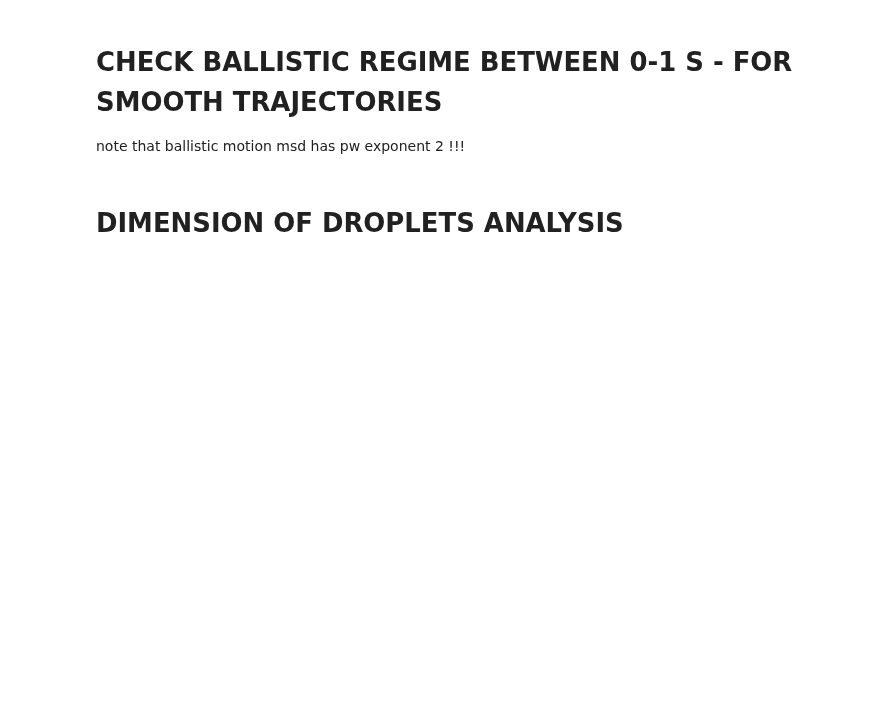
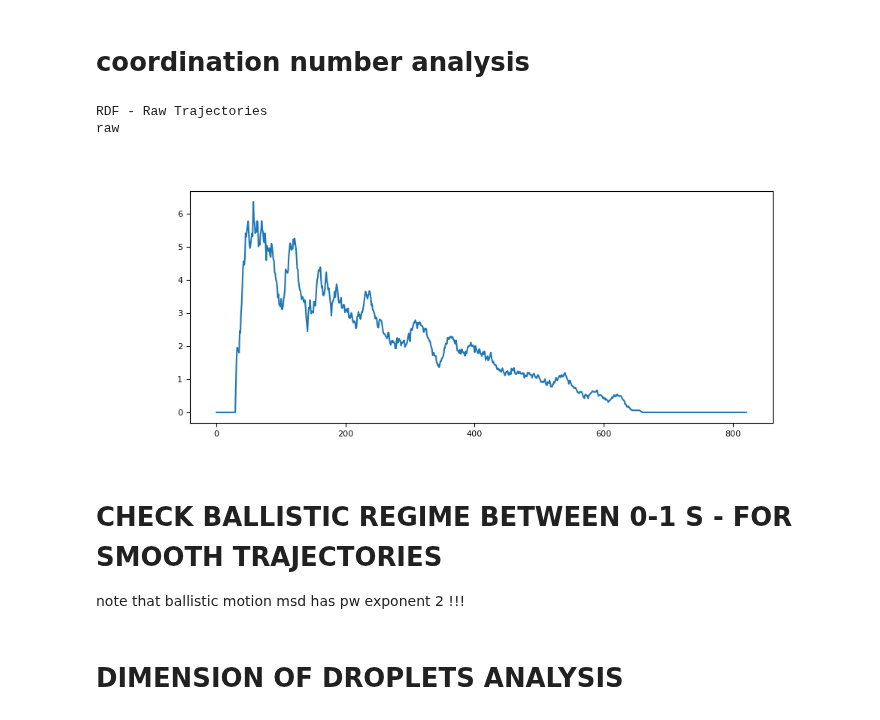
Before and after one commit to skandiz/MasterThesis, a Jupyter notebook: analysis/dev.ipynb, the cells around one changed output. Cells and saved outputs as stored; diff of their text form; code cells hidden in the pictures; blank space fills up the shorter version.

```diff
--- a/analysis/dev.ipynb
+++ b/analysis/dev.ipynb
@@ -77,0 +218,9 @@ number of steps: 288
+# %%
+if 1:
+    community_sizes = []
+    for frame in tqdm(clustered_trajs.frame.unique()):
+        df = clustered_trajs.loc[clustered_trajs.frame == frame]
+        community_sizes.append(np.mean(df.groupby("cluster_id").size().values))
+fig, ax = plt.subplots(figsize=(10, 4))
+ax.plot(community_sizes)
+plt.show()
@@ -77,0 +279,21 @@ number of steps: 288
+# %%
+# clusters cm position per frame
+cluster_centroids = np.zeros((n_fames, 50, 2))
+for frame in tqdm(clustered_df2.frame.unique()):
+    df = clustered_df2.loc[clustered_df2.frame == frame]
+    for cluster_id in df.cluster_id.unique():
+        df_cluster = df.loc[df.cluster_id == cluster_id]
+        cluster_centroids[frame, cluster_id] = np.mean(df_cluster[['x', 'y']].values, axis=0)
+cluster_centroids_r = np.linalg.norm(cluster_centroids, axis=2)
+fig, ax = plt.subplots(figsize=(10, 4))
+ax.plot(cluster_centroids_r)
+plt.show()
+# %%
+community_sizes2 = []
+for frame in tqdm(clustered_df2.frame.unique()):
+    df = clustered_df2.loc[clustered_df2.frame == frame]
+    community_sizes2.append(np.mean(df.groupby("cluster_id").size().values))
+
+fig, ax = plt.subplots(figsize=(10, 4))
+ax.plot(community_sizes2)
+plt.show()
@@ -77,0 +338,2 @@ number of steps: 288
+# %% [markdown]
+# coordination number analysis
@@ -78,3 +390,22 @@ number of steps: 288
+# %%
+dr = 5
+rDisk = 822/2
+rList = np.arange(0, 2*rDisk, 1)
+rho = nDrops/(np.pi*rDisk**2) # nDrops - 1 !???
+
+print("RDF - Raw Trajectories")
+rdf_raw = get_rdf(True, 200, "raw", rList, dr, rho)
+#print("RDF - Smooth Trajectories")
+#rdf_smooth = get_rdf(run_analysis_verb, nFrames, "smooth", rList, dr, rho)
+# %% [output]
+RDF - Raw Trajectories
+raw
+# %%
+fig, ax = plt.subplots(1, 1, figsize = (10,4))
+ax.plot(rdf_raw[0])
+plt.show()
+# %% [output]
+[figure, added]
 # %% [markdown]
 # CHECK BALLISTIC REGIME BETWEEN 0-1 S - FOR SMOOTH TRAJECTORIES
 
```
Also changed, not shown: parts of 35 cells of this notebook, 52 other files.
